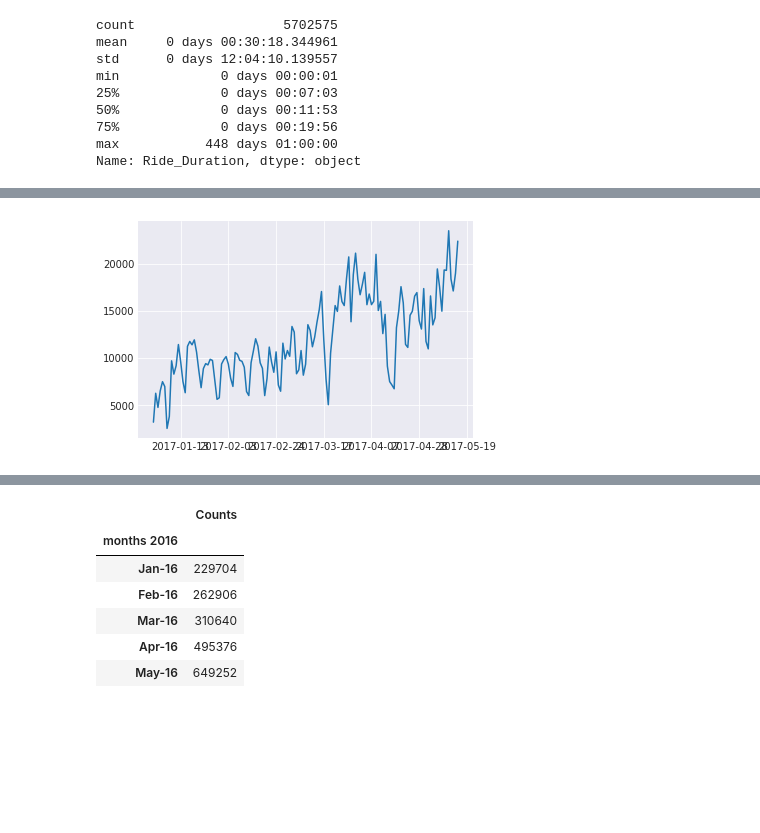
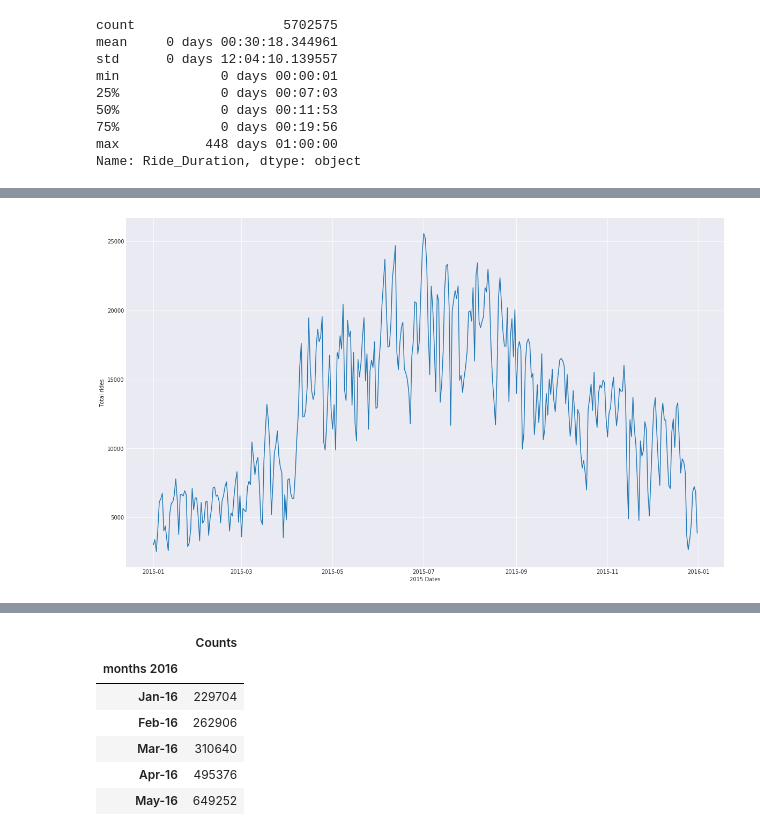
Before and after one commit to chinmaydas96/Bike_sharing, a Jupyter notebook: Call_a_bike_Relation.ipynb, the cells around one changed output, grey strips where cells are left out. Cells and saved outputs as stored; diff of their text form; code cells hidden in the pictures; blank space fills up the shorter version.

```diff
--- a/Call_a_bike_Relation.ipynb
+++ b/Call_a_bike_Relation.ipynb
@@ -131,2 +128,4 @@ dtype: int64
+# %%
+d15 = d15.fillna(d15.bfill())
 # %%
 d16 = d16.fillna(d16.bfill())
@@ -190,5 +208,5 @@ print(len(d17['START_RENTAL_ZONE'].unique()))
 d16['DATE_FROM'] = pd.to_datetime(d16['DATE_FROM'])
 d16['DATE_UNTIL'] = pd.to_datetime(d16['DATE_UNTIL'])
 
-d17['DATE_FROM'] = pd.to_datetime(d17['DATE_FROM'])
-d17['DATE_UNTIL'] = pd.to_datetime(d17['DATE_UNTIL'])
+d15['DATE_FROM'] = pd.to_datetime(d15['DATE_FROM'])
+d15['DATE_UNTIL'] = pd.to_datetime(d15['DATE_UNTIL'])
@@ -198,3 +213,6 @@ d17['Ride_Duration'] =  d17['DATE_UNTIL'] - d17['DATE_FROM']
+# %%
+d15['Ride_Duration'] =  d15['DATE_UNTIL'] - d15['DATE_FROM']
+d16['Ride_Duration'] =  d16['DATE_UNTIL'] - d16['DATE_FROM']
 # %%
 d16['Ride_Duration'].describe()
 # %% [output]
@@ -252,10 +261,10 @@ len(d17_new)
 # %%
-dates = pd.date_range('2017-01-01','2017-05-15',freq='D')
-date_count =  d17_new.groupby(d17_new.index.date).count()['Trip_no']
-d17_day_count = pd.DataFrame(date_count)
-d17_day_count = d17_day_count.rename(columns={"Trip_no": "Counts"})
-d17_day_count.index.rename('date',inplace=True)
-d17_day_count.tail()
+dates = pd.date_range('2015-01-01','2015-12-31',freq='D')
+date_count =  d15.groupby(d15.index.date).count()['Trip_no']
+d15_day_count = pd.DataFrame(date_count)
+d15_day_count = d15_day_count.rename(columns={"Trip_no": "Counts"})
+d15_day_count.index.rename('date',inplace=True)
+d15_day_count.tail()
 # %% [output]
 |  | Counts |
 | date |  |
@@ -280,8 +316,11 @@ d17_day_count.describe()
 %matplotlib inline
 # %%
 import seaborn as sns
+plt.figure(figsize=(20,12))
 sns.set_style("darkgrid")
-plt.plot(d17_day_count)
+plt.plot(d15_day_count)
+plt.xlabel('2015 Dates')
+plt.ylabel('Total rides')
 plt.show()
 # %% [output]
-[figure, old version]
+[figure, new version]
```
Also changed, not shown: parts of 69 cells of this notebook, 1 other file.
